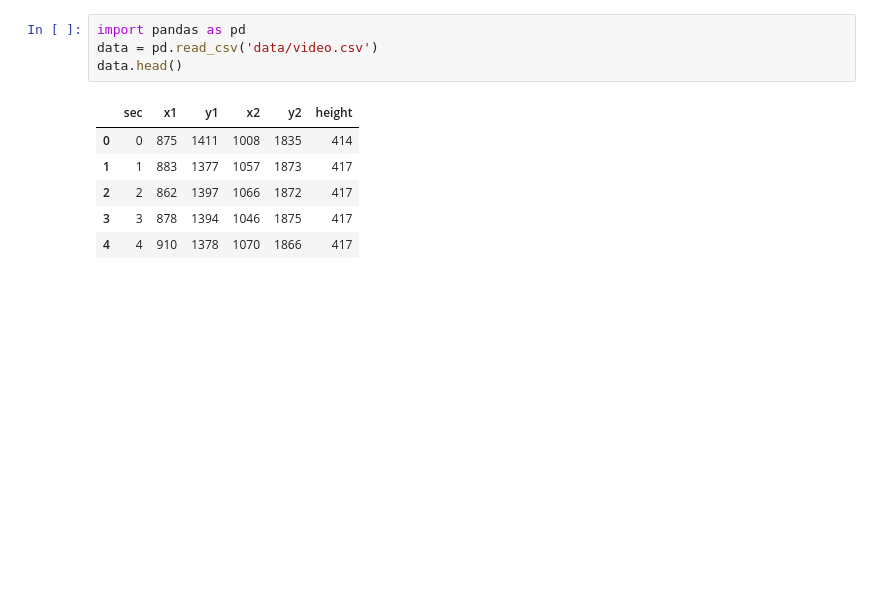
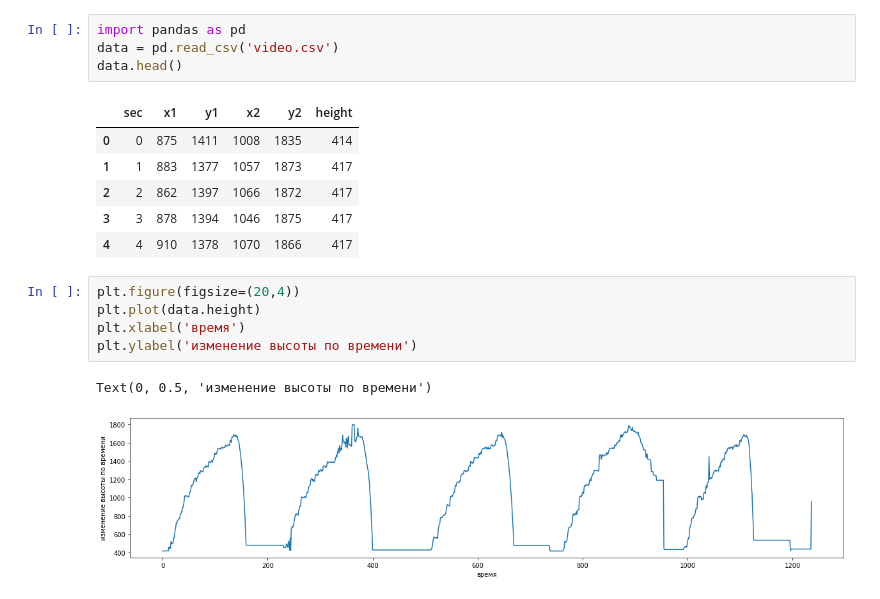
Before and after one commit to sofa999999/pyda-9, a Jupyter notebook: STATISTIC/homework-2.ipynb, the cells around one changed output. Drawn from its saved outputs; the diff is of its cells as text; blank space fills up the shorter version.

```diff
--- a/STATISTIC/homework-2.ipynb
+++ b/STATISTIC/homework-2.ipynb
@@ -21,7 +105,7 @@ $f(x,y)=2x^2y^3 + 1/x + y^2x + 7$ в точке $(1,2)$
 Найти точки минимума в следующих данных (колонка height):
 # %%
 import pandas as pd
-data = pd.read_csv('data/video.csv')
+data = pd.read_csv('video.csv')
 data.head()
 # %% [output]
 |  | sec | x1 | y1 | x2 | y2 | height |
@@ -30,3 +114,11 @@ data.head()
 | 2 | 2 | 862 | 1397 | 1066 | 1872 | 417 |
 | 3 | 3 | 878 | 1394 | 1046 | 1875 | 417 |
 | 4 | 4 | 910 | 1378 | 1070 | 1866 | 417 |
+# %%
+plt.figure(figsize=(20,4))
+plt.plot(data.height)
+plt.xlabel('время')
+plt.ylabel('изменение высоты по времени')
+# %% [output]
+Text(0, 0.5, 'изменение высоты по времени')
+[figure, added]
```
Also changed, not shown: parts of 19 cells of this notebook.
